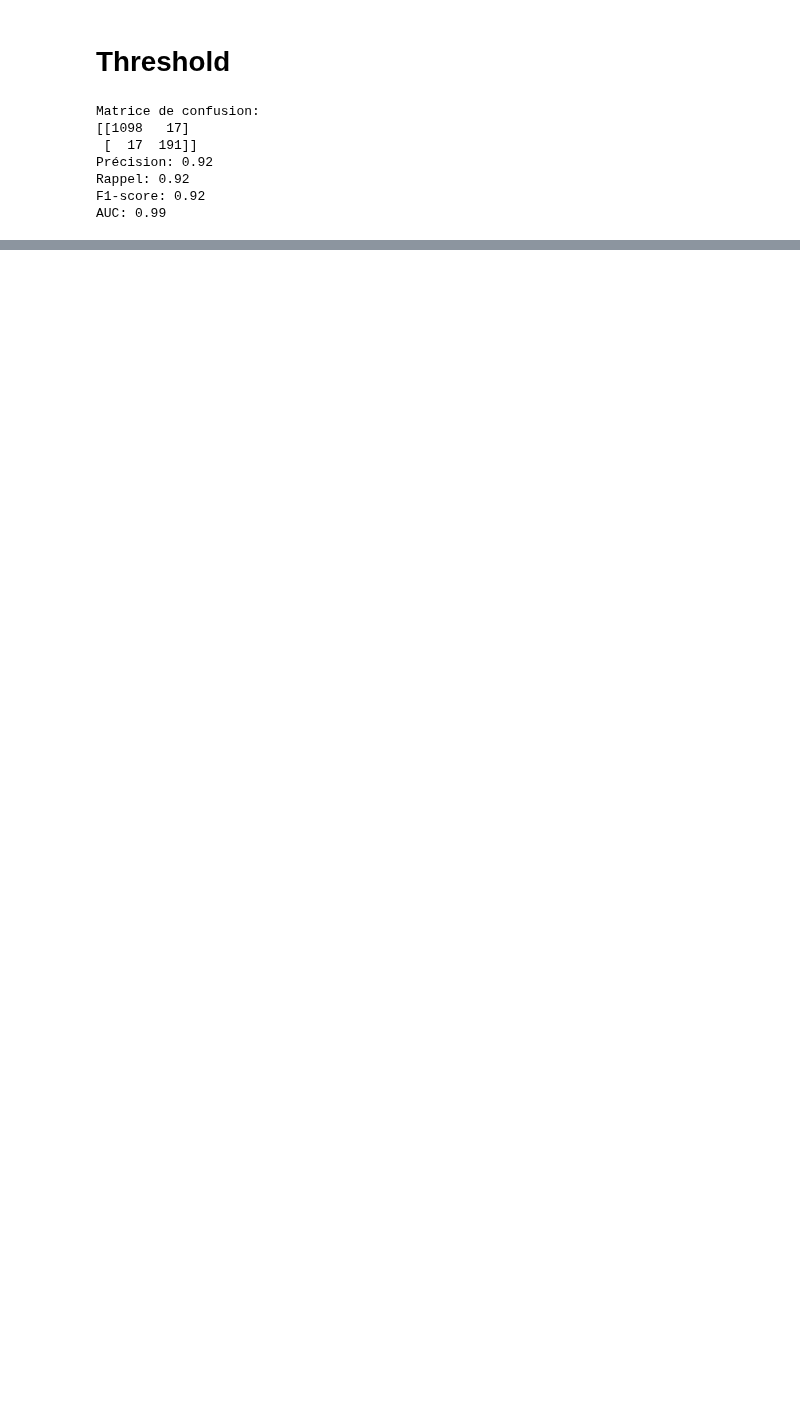
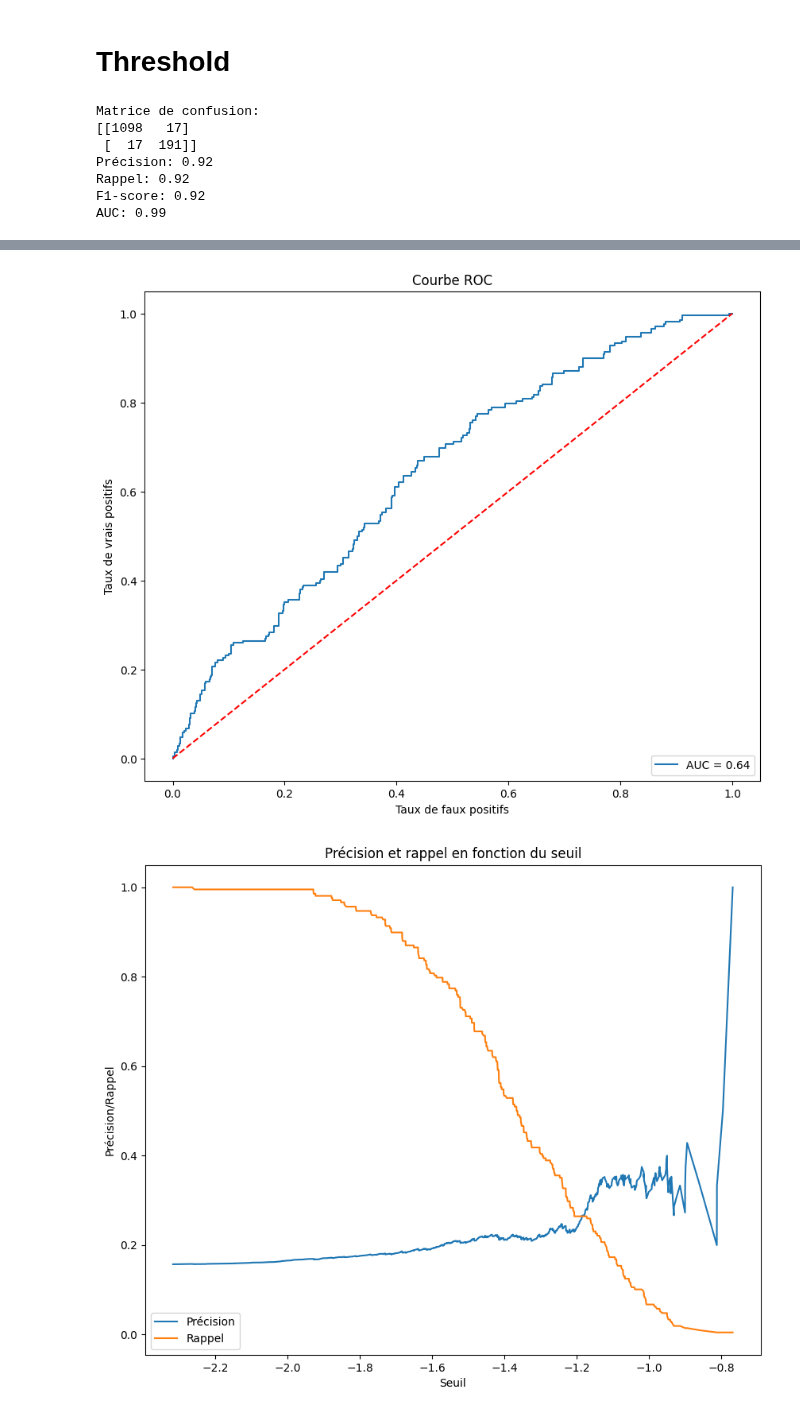
Before and after one commit to IA-G3/Projet-IA, a Jupyter notebook: modeles.ipynb, the cells around one changed output, grey strips where cells are left out. Drawn from its saved outputs; the diff is of its cells as text; code cells hidden in the pictures; blank space fills up the shorter version.

Commit message:
modèle

```diff
--- a/modeles.ipynb
+++ b/modeles.ipynb
@@ -234,3 +234,77 @@ Précision: 0.92
 Rappel: 0.92
 F1-score: 0.92
 AUC: 0.99
+# %%
+# modèle SGDClassifier
+
+from sklearn.linear_model import SGDClassifier
+from sklearn.preprocessing import StandardScaler
+from sklearn.pipeline import make_pipeline
+
+# Création du modèle
+model = make_pipeline(StandardScaler(), SGDClassifier(random_state=42))
+
+# Entraînement du modèle
+model.fit(X_train, y_train)
+
+# Prédiction des classes
+y_pred = model.predict(X_test)
+
+# Calcul de la matrice de confusion
+cm = confusion_matrix(y_test, y_pred)
+
+# Affichage de la matrice de confusion
+print('Matrice de confusion:')
+print(cm)
+
+# Calcul de la précision
+precision = precision_score(y_test, y_pred)
+print(f'Précision: {precision:.2f}')
+
+# Calcul du rappel
+recall = recall_score(y_test, y_pred)
+print(f'Rappel: {recall:.2f}')
+
+# Calcul du F1-score
+f1 = f1_score(y_test, y_pred)
+print(f'F1-score: {f1:.2f}')
+
+# Calcul de l'aire sous la courbe ROC
+y_pred_proba = model.decision_function(X_test)
+roc_auc = roc_auc_score(y_test, y_pred_proba)
+print(f'AUC: {roc_auc:.2f}')
+
+# Courbe ROC
+from sklearn.metrics import roc_curve
+import matplotlib.pyplot as plt
+
+# Calcul de la courbe ROC
+fpr, tpr, thresholds = roc_curve(y_test, y_pred_proba)
+
+# Affichage de la courbe ROC
+plt.figure(figsize=(10, 8))
+plt.plot(fpr, tpr, label=f'AUC = {roc_auc:.2f}')
+plt.plot([0, 1], [0, 1], 'r--')
+plt.xlabel('Taux de faux positifs')
+plt.ylabel('Taux de vrais positifs')
+plt.title('Courbe ROC')
+plt.legend(loc='lower right')
+plt.show()
+
+# treshold
+from sklearn.metrics import precision_recall_curve
+import matplotlib.pyplot as plt
+
+# Calcul de la précision et du rappel pour différents seuils
+precision, recall, thresholds = precision_recall_curve(y_test, y_pred_proba)
+
+# Affichage de la courbe de précision et du rappel en fonction du seuil
+plt.figure(figsize=(10, 8))
+plt.plot(thresholds, precision[:-1], label='Précision')
+plt.plot(thresholds, recall[:-1], label='Rappel')
+plt.xlabel('Seuil')
+plt.ylabel('Précision/Rappel')
+plt.title('Précision et rappel en fonction du seuil')
+plt.legend()
+plt.show()
+# %% [output]
@@ -236,0 +318,2 @@ AUC: 0.99
+[figure, added]
+[figure, added]
```
Also changed, not shown: parts of 2 cells of this notebook.
